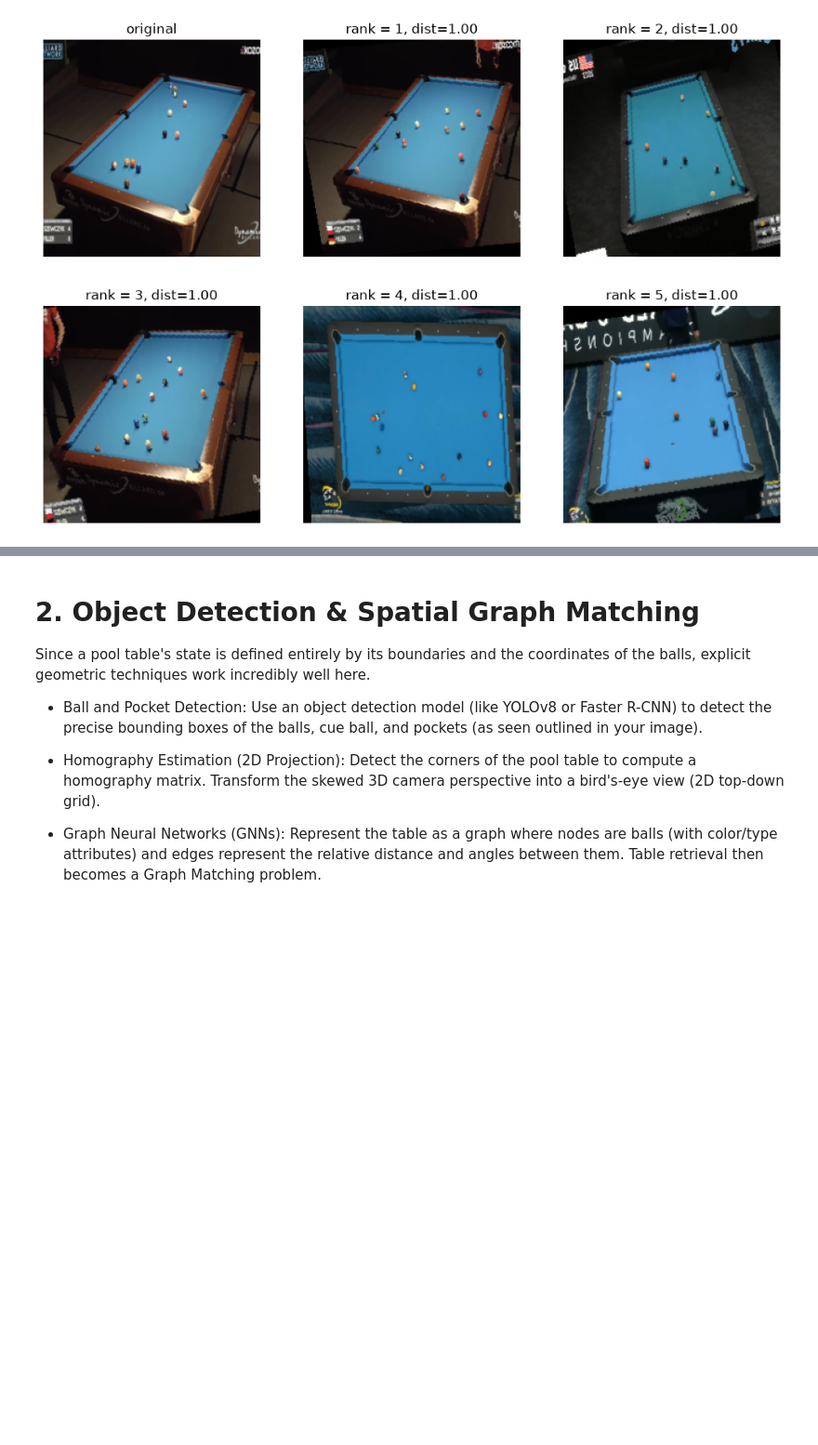
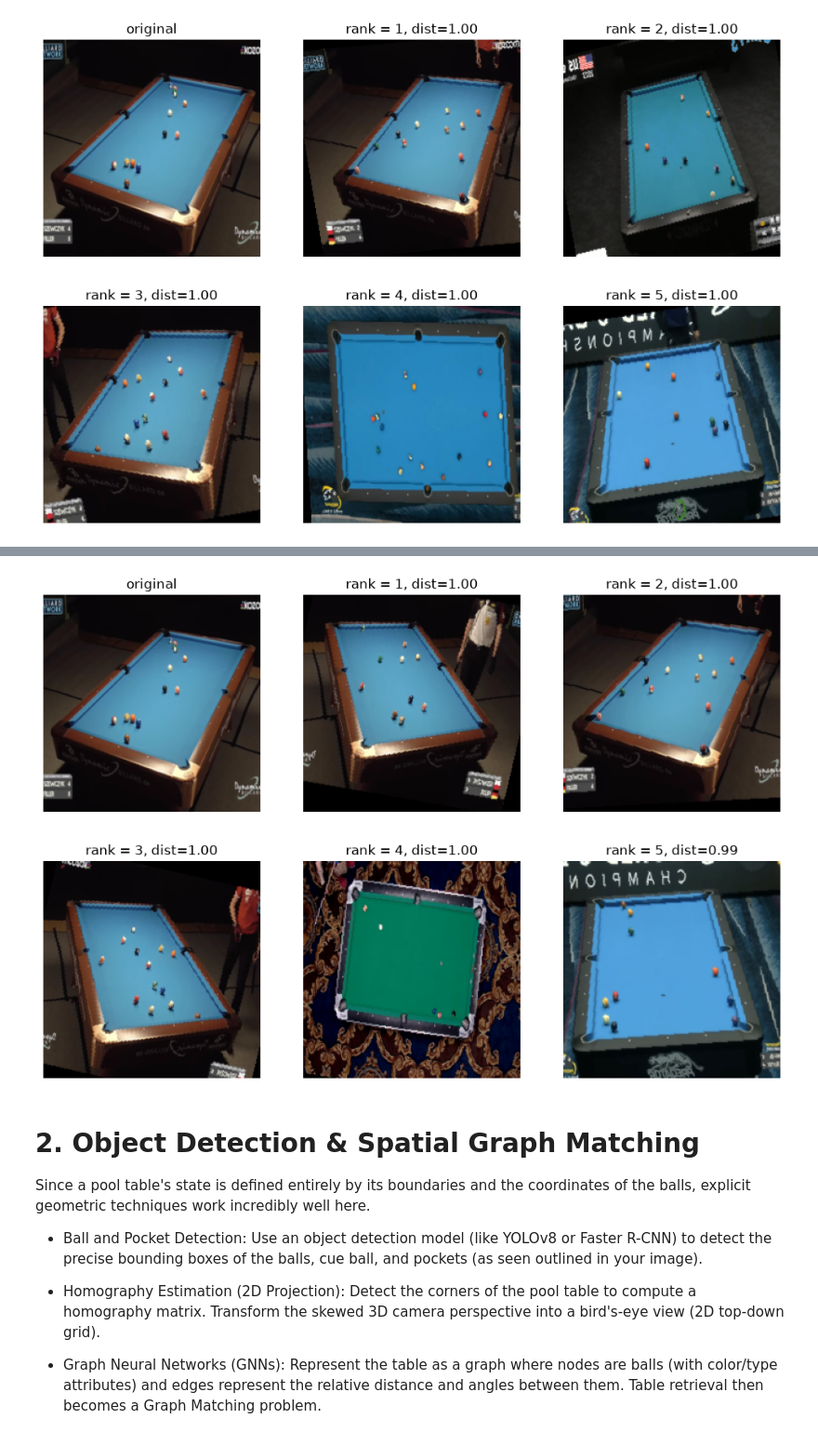
Before and after one commit to Proenca13/CV_PROJECT_1, a Jupyter notebook: image_retrieval.ipynb, the cells around one changed output, grey strips where cells are left out. Shown at 93% size. Saved outputs shown, nothing was run; the diff lists cells and outputs as text; code cells hidden in the pictures; blank space fills up the shorter version.

```diff
--- a/image_retrieval.ipynb
+++ b/image_retrieval.ipynb
@@ -127,0 +291,7 @@ for j in range(1, 6):
+# %%
+device = 'cpu'
+print('using device:', device)
+
+# create model
+model = FeatureExtractor()
+model = model.to(device)
@@ -127,0 +362,5 @@ for j in range(1, 6):
+# %%
+query_image = val_dataset[0][0]
+query_image_show = query_image.permute(1, 2, 0)*torch.tensor([[[0.229, 0.224, 0.225]]]) + torch.tensor([[[0.485, 0.456, 0.406]]])
+plt.imshow(query_image_show)
+_ = plt.axis("off")
@@ -128,3 +369,27 @@ for j in range(1, 6):
+# %%
+query_features = model(query_image.unsqueeze(0))
+
+similarities = np.zeros((len(train_dataset_infer),))
+for i in range(len(train_dataset_infer)):
+  # apply model to obtain the representation of the retrieval candidate
+  train_features = model(train_dataset_infer[i].unsqueeze(0))
+  # compute mean squared error distance between query and candidate representations
+  similarities[i] = F.cosine_similarity(query_features.detach(), train_features.detach(), dim=1)
+
+# get indexes of top 5 most similar images
+top5_idx = np.argsort(similarities)[::-1][:5]
+# %%
+f, axarr = plt.subplots(2, 3, figsize=(12, 8))
+axarr[0][0].imshow(query_image_show)
+axarr[0][0].set_title("original")
+axarr[0][0].axis("off")
+for j in range(1, 6):
+  img_show = train_dataset_infer[top5_idx[j-1]].permute(1, 2, 0)*torch.tensor([[[0.229, 0.224, 0.225]]]) + torch.tensor([[[0.485, 0.456, 0.406]]])
+  axarr[j // 3][j % 3].imshow(img_show)
+  axarr[j // 3][j % 3].set_title(f"rank = {j}, dist={similarities[top5_idx[j-1]]:.2f}")
+  axarr[j // 3][j % 3].axis("off")
+# %% [output]
+[figure, added]
 # %% [markdown]
 
 
```
Also changed, not shown: parts of 12 cells of this notebook.
